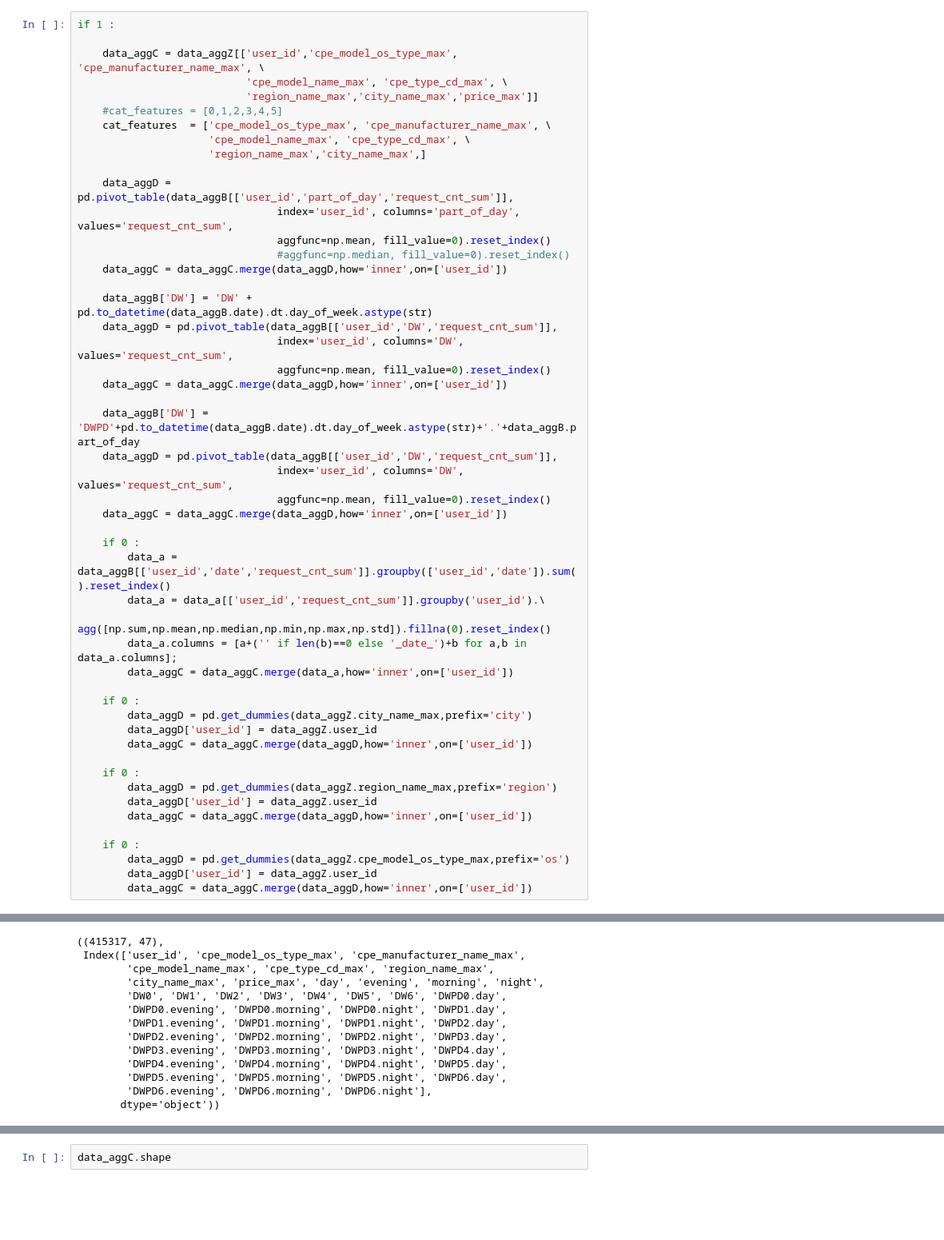
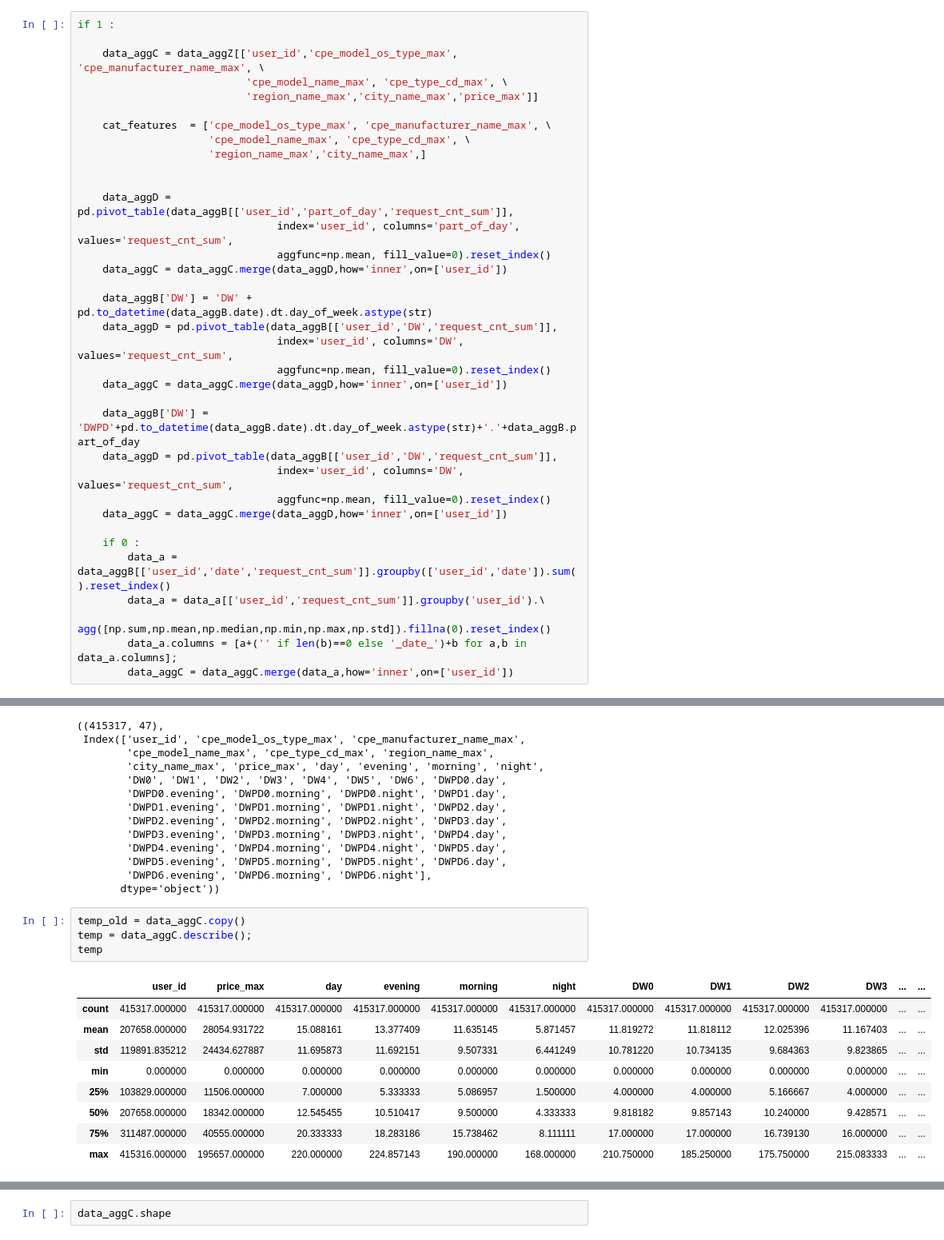
Before and after one commit to SorokinV/Challenge-MTS-2023, a Jupyter notebook: Data-Arch/Context_Baseline_Public.ipynb, the cells around one changed output, grey strips where cells are left out. Shown at 80% size. Cells and saved outputs as stored; diff of their text form; blank space fills up the shorter version.

```diff
--- a/Data-Arch/Context_Baseline_Public.ipynb
+++ b/Data-Arch/Context_Baseline_Public.ipynb
@@ -160,15 +177,15 @@ if 1 :
     data_aggC = data_aggZ[['user_id','cpe_model_os_type_max', 'cpe_manufacturer_name_max', \
                            'cpe_model_name_max', 'cpe_type_cd_max', \
                            'region_name_max','city_name_max','price_max']]
-    #cat_features = [0,1,2,3,4,5]
+
     cat_features  = ['cpe_model_os_type_max', 'cpe_manufacturer_name_max', \
                      'cpe_model_name_max', 'cpe_type_cd_max', \
                      'region_name_max','city_name_max',]
 
+
     data_aggD = pd.pivot_table(data_aggB[['user_id','part_of_day','request_cnt_sum']],
                                 index='user_id', columns='part_of_day', values='request_cnt_sum',
                                 aggfunc=np.mean, fill_value=0).reset_index()
-                                #aggfunc=np.median, fill_value=0).reset_index()
     data_aggC = data_aggC.merge(data_aggD,how='inner',on=['user_id'])
 
     data_aggB['DW'] = 'DW' + pd.to_datetime(data_aggB.date).dt.day_of_week.astype(str)
@@ -189,19 +206,4 @@ if 1 :
                     agg([np.sum,np.mean,np.median,np.min,np.max,np.std]).fillna(0).reset_index()
         data_a.columns = [a+('' if len(b)==0 else '_date_')+b for a,b in data_a.columns];
         data_aggC = data_aggC.merge(data_a,how='inner',on=['user_id'])
-
-    if 0 :
-        data_aggD = pd.get_dummies(data_aggZ.city_name_max,prefix='city')
-        data_aggD['user_id'] = data_aggZ.user_id
-        data_aggC = data_aggC.merge(data_aggD,how='inner',on=['user_id'])
-
-    if 0 :
-        data_aggD = pd.get_dummies(data_aggZ.region_name_max,prefix='region')
-        data_aggD['user_id'] = data_aggZ.user_id
-        data_aggC = data_aggC.merge(data_aggD,how='inner',on=['user_id'])
-
-    if 0 :
-        data_aggD = pd.get_dummies(data_aggZ.cpe_model_os_type_max,prefix='os')
-        data_aggD['user_id'] = data_aggZ.user_id
-        data_aggC = data_aggC.merge(data_aggD,how='inner',on=['user_id'])
 # %%
@@ -262,3 +268,17 @@ data_aggC.shape, data_aggC.columns
         'DWPD5.evening', 'DWPD5.morning', 'DWPD5.night', 'DWPD6.day',
         'DWPD6.evening', 'DWPD6.morning', 'DWPD6.night'],
        dtype='object'))
+# %%
+temp_old = data_aggC.copy()
+temp = data_aggC.describe();
+temp
+# %% [output]
+|  | user_id | price_max | day | evening | morning | night | DW0 | DW1 | DW2 | DW3 | ... | ... |
+| count | 415317.000000 | 415317.000000 | 415317.000000 | 415317.000000 | 415317.000000 | 415317.000000 | 415317.000000 | 415317.000000 | 415317.000000 | 415317.000000 | ... | ... |
+| mean | 207658.000000 | 28054.931722 | 15.088161 | 13.377409 | 11.635145 | 5.871457 | 11.819272 | 11.818112 | 12.025396 | 11.167403 | ... | ... |
+| std | 119891.835212 | 24434.627887 | 11.695873 | 11.692151 | 9.507331 | 6.441249 | 10.781220 | 10.734135 | 9.684363 | 9.823865 | ... | ... |
+| min | 0.000000 | 0.000000 | 0.000000 | 0.000000 | 0.000000 | 0.000000 | 0.000000 | 0.000000 | 0.000000 | 0.000000 | ... | ... |
+| 25% | 103829.000000 | 11506.000000 | 7.000000 | 5.333333 | 5.086957 | 1.500000 | 4.000000 | 4.000000 | 5.166667 | 4.000000 | ... | ... |
+| 50% | 207658.000000 | 18342.000000 | 12.545455 | 10.510417 | 9.500000 | 4.333333 | 9.818182 | 9.857143 | 10.240000 | 9.428571 | ... | ... |
+| 75% | 311487.000000 | 40555.000000 | 20.333333 | 18.283186 | 15.738462 | 8.111111 | 17.000000 | 17.000000 | 16.739130 | 16.000000 | ... | ... |
+| max | 415316.000000 | 195657.000000 | 220.000000 | 224.857143 | 190.000000 | 168.000000 | 210.750000 | 185.250000 | 175.750000 | 215.083333 | ... | ... |
```
Also changed, not shown: parts of 31 cells of this notebook, 1 other file.
